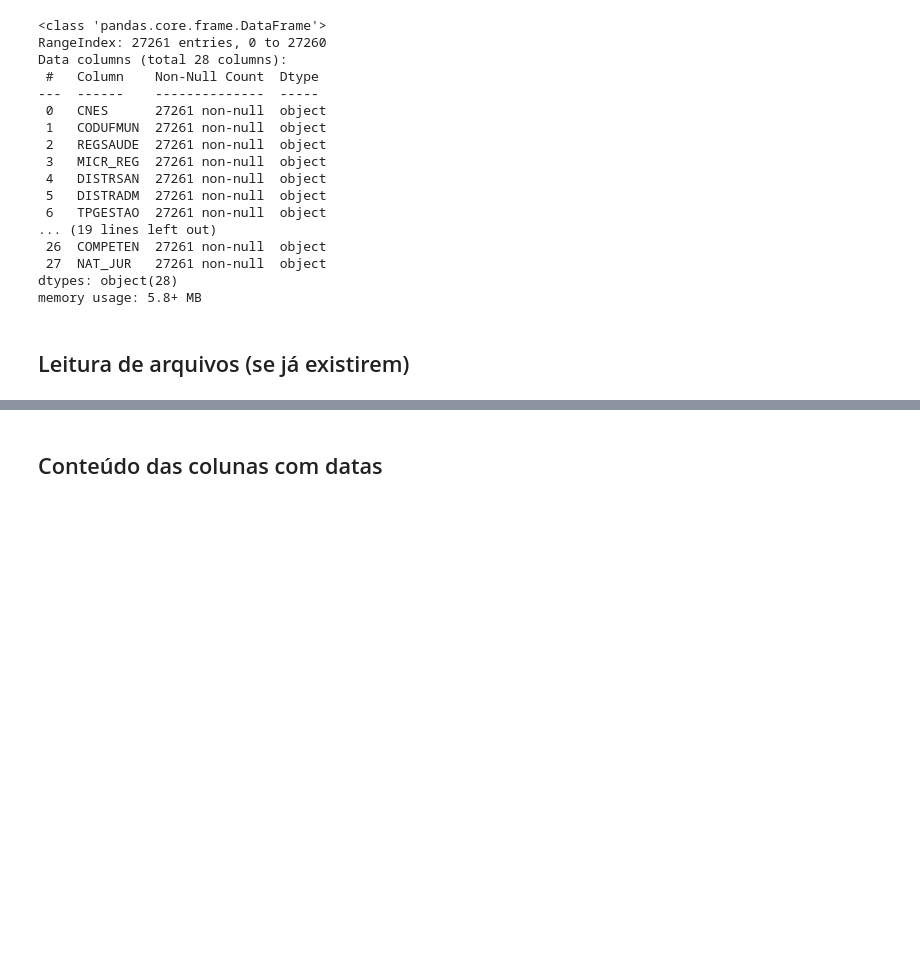
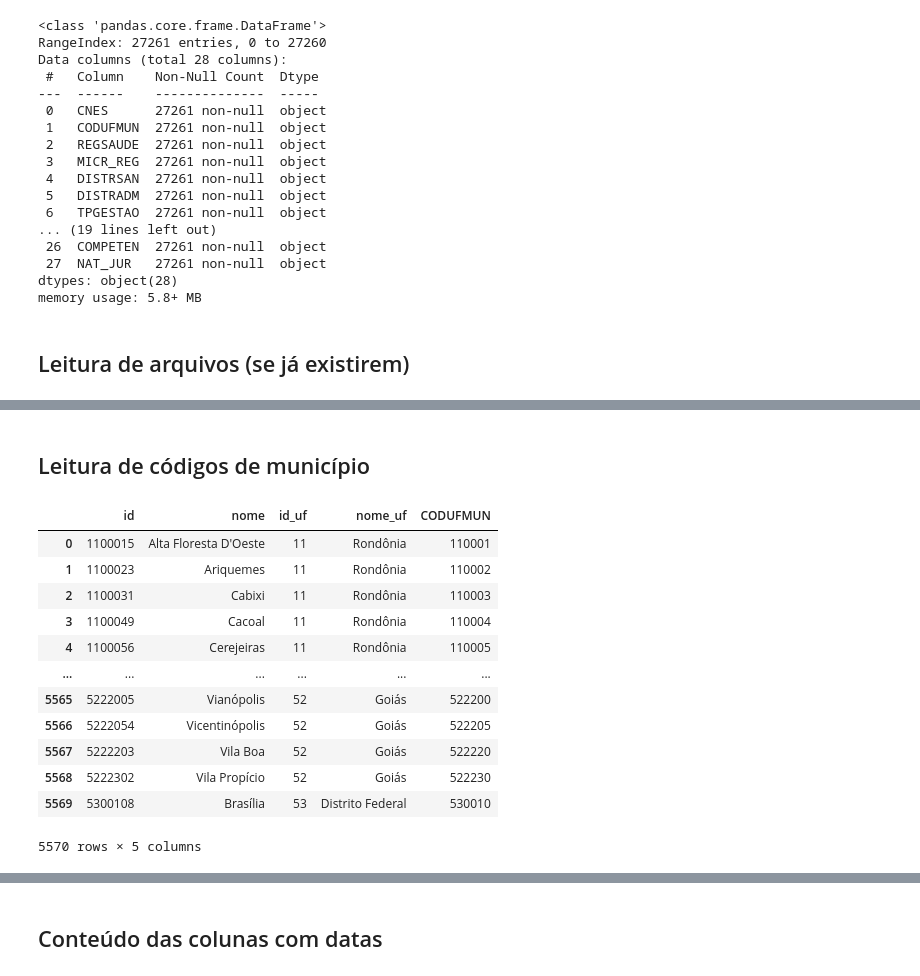
Before and after one commit to heber-augusto/sus-kpis-analysis, a Jupyter notebook: cnes/indicadores_monitor_rosa_cnes.ipynb, the cells around one changed output, grey strips where cells are left out. Saved outputs shown, nothing was run; the diff lists cells and outputs as text; code cells hidden in the pictures; blank space fills up the shorter version.

```diff
--- a/cnes/indicadores_monitor_rosa_cnes.ipynb
+++ b/cnes/indicadores_monitor_rosa_cnes.ipynb
@@ -410,0 +419,29 @@ memory usage: 107.7+ MB
+# %% [markdown]
+## Leitura de códigos de município
+# %%
+ibge_file_path = os.path.join(
+    r'/content/',
+    local_folder_name,
+    project_folder_name,
+    'ibge_data',
+    'ibge_cidades.csv')
+
+codigo_municipios = pd.read_csv(
+    ibge_file_path,
+    sep=';')
+codigo_municipios['CODUFMUN'] = (codigo_municipios.id / 10).astype(int)
+codigo_municipios
+# %% [output]
+|  | id | nome | id_uf | nome_uf | CODUFMUN |
+| 0 | 1100015 | Alta Floresta D'Oeste | 11 | Rondônia | 110001 |
+| 1 | 1100023 | Ariquemes | 11 | Rondônia | 110002 |
+| 2 | 1100031 | Cabixi | 11 | Rondônia | 110003 |
+| 3 | 1100049 | Cacoal | 11 | Rondônia | 110004 |
+| 4 | 1100056 | Cerejeiras | 11 | Rondônia | 110005 |
+| ... | ... | ... | ... | ... | ... |
+| 5565 | 5222005 | Vianópolis | 52 | Goiás | 522200 |
+| 5566 | 5222054 | Vicentinópolis | 52 | Goiás | 522205 |
+| 5567 | 5222203 | Vila Boa | 52 | Goiás | 522220 |
+| 5568 | 5222302 | Vila Propício | 52 | Goiás | 522230 |
+| 5569 | 5300108 | Brasília | 53 | Distrito Federal | 530010 |
+5570 rows × 5 columns
```
Also changed, not shown: parts of 6 cells of this notebook.
